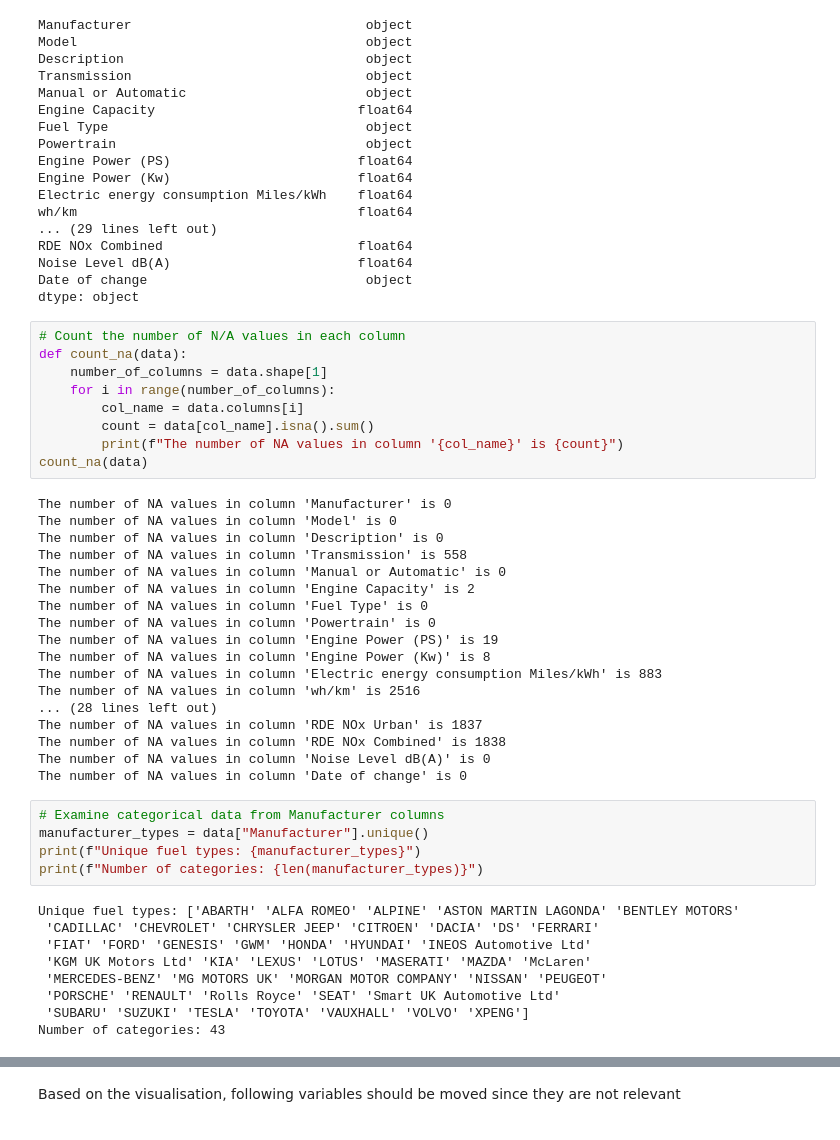
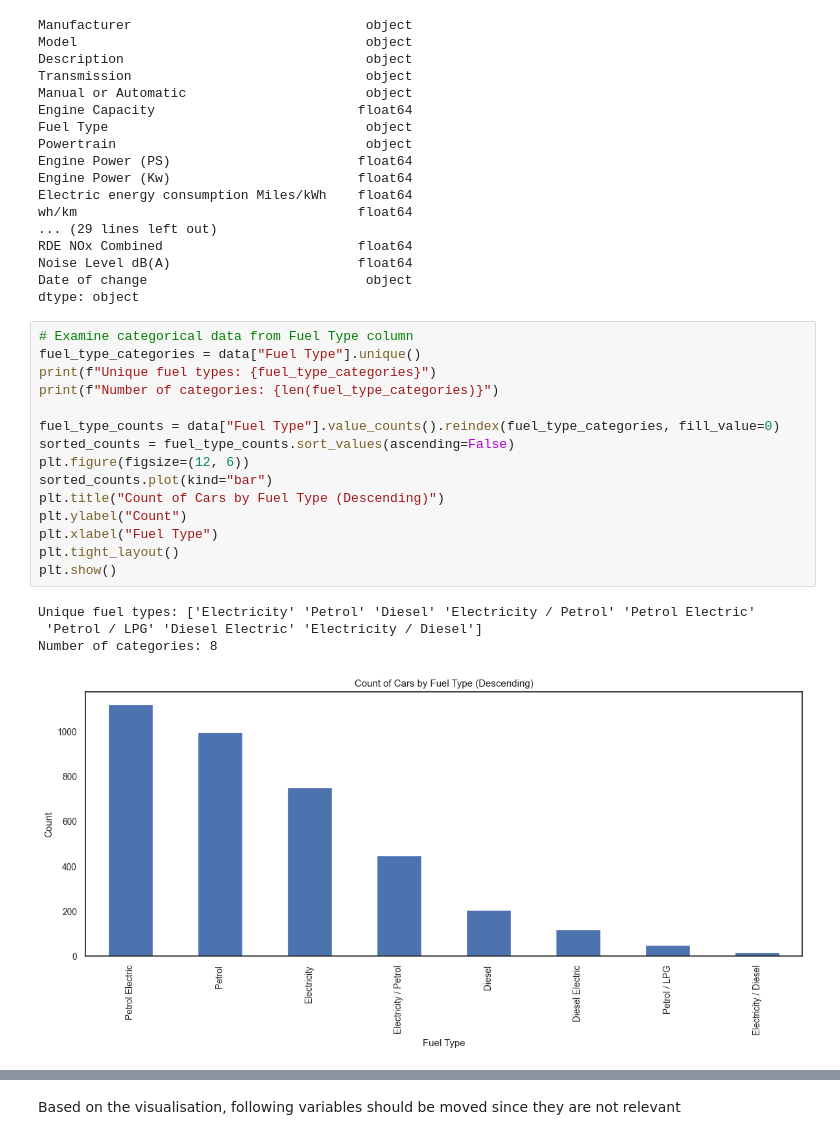
Before and after one commit to damian2551/Predictive-Modelling-of-Gas-Emissions-from-Cars, a Jupyter notebook: Assignment_2.ipynb, the cells around one changed output, grey strips where cells are left out. Cells and saved outputs as stored; diff of their text form.

```diff
--- a/Assignment_2.ipynb
+++ b/Assignment_2.ipynb
@@ -83,44 +83,23 @@ RDE NOx Combined                         float64
 Noise Level dB(A)                        float64
 Date of change                            object
 dtype: object
-# %%
-# Count the number of N/A values in each column
-def count_na(data):
-    number_of_columns = data.shape[1]
-    for i in range(number_of_columns):
-        col_name = data.columns[i]
-        count = data[col_name].isna().sum()
-        print(f"The number of NA values in column '{col_name}' is {count}")
-count_na(data)
-# %% [output]
-The number of NA values in column 'Manufacturer' is 0
-The number of NA values in column 'Model' is 0
-The number of NA values in column 'Description' is 0
-The number of NA values in column 'Transmission' is 558
-The number of NA values in column 'Manual or Automatic' is 0
-The number of NA values in column 'Engine Capacity' is 2
-The number of NA values in column 'Fuel Type' is 0
-The number of NA values in column 'Powertrain' is 0
-The number of NA values in column 'Engine Power (PS)' is 19
-The number of NA values in column 'Engine Power (Kw)' is 8
-The number of NA values in column 'Electric energy consumption Miles/kWh' is 883
-The number of NA values in column 'wh/km' is 2516
-... (28 lines left out)
-The number of NA values in column 'RDE NOx Urban' is 1837
-The number of NA values in column 'RDE NOx Combined' is 1838
-The number of NA values in column 'Noise Level dB(A)' is 0
-The number of NA values in column 'Date of change' is 0
 # %%
-# Examine categorical data from Manufacturer columns
-manufacturer_types = data["Manufacturer"].unique()
-print(f"Unique fuel types: {manufacturer_types}")
-print(f"Number of categories: {len(manufacturer_types)}")
+# Examine categorical data from Fuel Type column
+fuel_type_categories = data["Fuel Type"].unique()
+print(f"Unique fuel types: {fuel_type_categories}")
+print(f"Number of categories: {len(fuel_type_categories)}")
+
+fuel_type_counts = data["Fuel Type"].value_counts().reindex(fuel_type_categories, fill_value=0)
+sorted_counts = fuel_type_counts.sort_values(ascending=False)
+plt.figure(figsize=(12, 6))
+sorted_counts.plot(kind="bar")
+plt.title("Count of Cars by Fuel Type (Descending)")
+plt.ylabel("Count")
+plt.xlabel("Fuel Type")
+plt.tight_layout()
+plt.show()
 # %% [output]
-Unique fuel types: ['ABARTH' 'ALFA ROMEO' 'ALPINE' 'ASTON MARTIN LAGONDA' 'BENTLEY MOTORS'
- 'CADILLAC' 'CHEVROLET' 'CHRYSLER JEEP' 'CITROEN' 'DACIA' 'DS' 'FERRARI'
- 'FIAT' 'FORD' 'GENESIS' 'GWM' 'HONDA' 'HYUNDAI' 'INEOS Automotive Ltd'
- 'KGM UK Motors Ltd' 'KIA' 'LEXUS' 'LOTUS' 'MASERATI' 'MAZDA' 'McLaren'
- 'MERCEDES-BENZ' 'MG MOTORS UK' 'MORGAN MOTOR COMPANY' 'NISSAN' 'PEUGEOT'
- 'PORSCHE' 'RENAULT' 'Rolls Royce' 'SEAT' 'Smart UK Automotive Ltd'
- 'SUBARU' 'SUZUKI' 'TESLA' 'TOYOTA' 'VAUXHALL' 'VOLVO' 'XPENG']
-Number of categories: 43
+Unique fuel types: ['Electricity' 'Petrol' 'Diesel' 'Electricity / Petrol' 'Petrol Electric'
+ 'Petrol / LPG' 'Diesel Electric' 'Electricity / Diesel']
+Number of categories: 8
+[figure, added]
```
Also changed, not shown: parts of 37 cells of this notebook.
